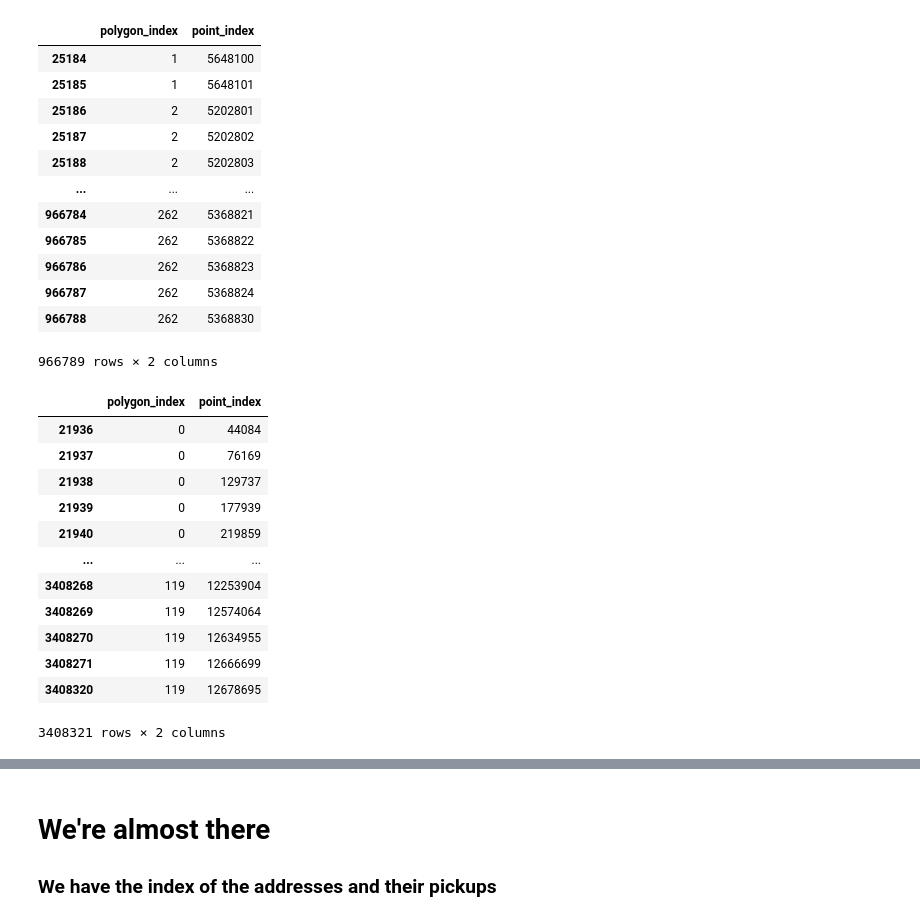
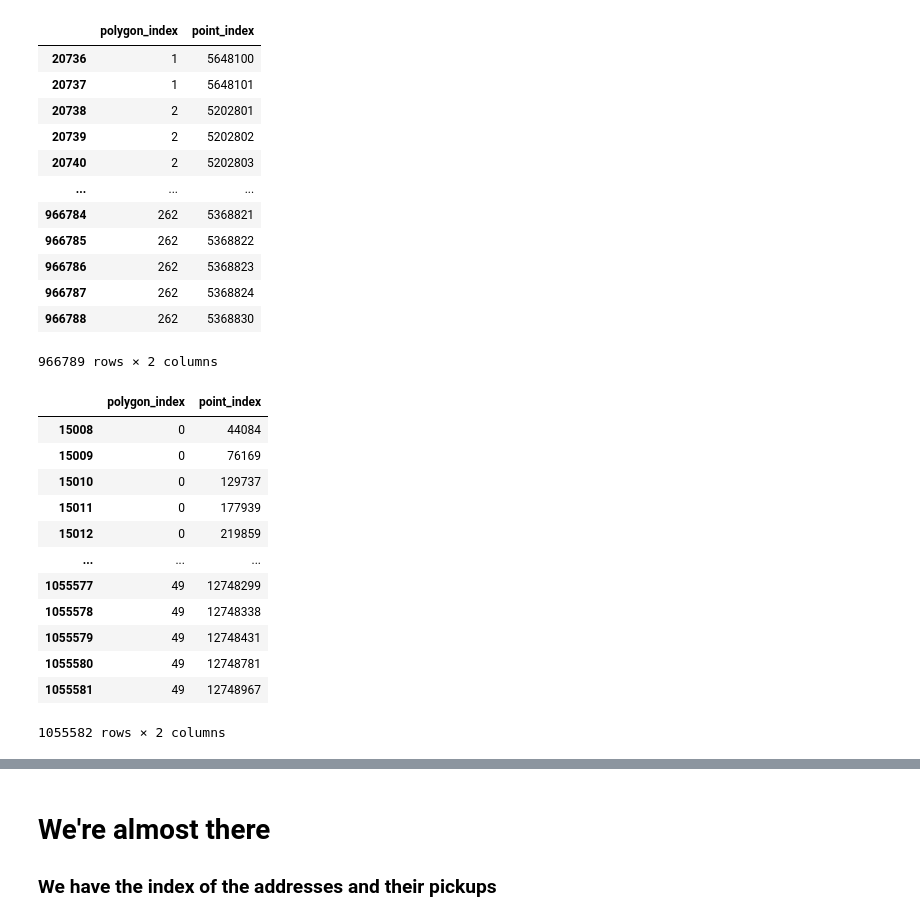
Before and after one commit to thomcom/gtc-2023, a Jupyter notebook: GTC 2023.ipynb, the cells around one changed output, grey strips where cells are left out. Saved outputs shown, nothing was run; the diff lists cells and outputs as text; code cells hidden in the pictures.

```diff
--- a/GTC 2023.ipynb
+++ b/GTC 2023.ipynb
@@ -16,4 +28,4 @@ import cuspatial
 import geopandas
 import cupy as cp
 import pandas as pd
-cudf.set_option("spill", False)
+cudf.set_option("spill", True)
@@ -20,15 +42,22 @@ cudf.set_option("spill", False)
 # %%
-# I/O (18GB NAD, 265 borough polygons, 13m taxi pickups and 16m taxi dropoffs.
-# Possible to use cudf spillover here?
-
+# I/O (18GB NAD, 265 borough polygons, 13m taxi pickups and dropoffs.
 NAD = cudf.read_csv('NAD_r11.txt', usecols=[
     'State',
     'Longitude',
     'Latitude',
 ])
 NAD = NAD[NAD['State'] == 'NY']
+NAD_Street = cudf.read_csv('NAD_r11.txt', usecols=[
+    'State',
+    'StN_PreDir',
+    'StreetName',
+    'StN_PosTyp',
+    'Add_Number',
+])
+NAD_Street = NAD_Street[NAD_Street['State'] == 'NY']
 # Read taxi_zones.zip shapefile with GeoPandas, then convert to epsg:4326 for lon/lat
 host_zones = geopandas.read_file('taxi_zones.zip')
 host_lonlat = host_zones.to_crs(epsg=4326)
 zones = cuspatial.from_geopandas(host_lonlat)
+zones.set_index(zones['OBJECTID'], inplace=True)
 taxi2015 = cudf.read_csv('taxi2015.csv')
@@ -55,16 +87,15 @@ addresses = make_geoseries_from_lon_lat(
     NAD['Latitude']
 )
 # %%
-# addresses_pip = quadtree(zones['geometry'], addresses)
-addresses_pip = zones['geometry'].contains_properly(addresses, allpairs=True)
-addresses_pip
+borough_addresses = zones['geometry'].contains_properly(addresses, allpairs=True)
+display(borough_addresses)
 # %% [output]
 |  | polygon_index | point_index |
-| 25184 | 1 | 5648100 |
-| 25185 | 1 | 5648101 |
-| 25186 | 2 | 5202801 |
-| 25187 | 2 | 5202802 |
-| 25188 | 2 | 5202803 |
+| 20736 | 1 | 5648100 |
+| 20737 | 1 | 5648101 |
+| 20738 | 2 | 5202801 |
+| 20739 | 2 | 5202802 |
+| 20740 | 2 | 5202803 |
 | ... | ... | ... |
 | 966784 | 262 | 5368821 |
 | 966785 | 262 | 5368822 |
@@ -73,22 +104,21 @@ addresses_pip
 | 966788 | 262 | 5368830 |
 966789 rows × 2 columns
 # %%
-# pickups_pip = quadtree(zones['geometry'], pickups)
-pickups_pip = zones['geometry'].iloc[0:120].contains_properly(pickups, allpairs=True)
-pickups_pip
+borough_pickups = zones['geometry'].iloc[0:50].contains_properly(pickups, allpairs=True)
+display(borough_pickups)
 
 # You can do it one of two ways: .contains_properly, or write the pip yourself.
 # %% [output]
 |  | polygon_index | point_index |
-| 21936 | 0 | 44084 |
-| 21937 | 0 | 76169 |
-| 21938 | 0 | 129737 |
-| 21939 | 0 | 177939 |
-| 21940 | 0 | 219859 |
+| 15008 | 0 | 44084 |
+| 15009 | 0 | 76169 |
+| 15010 | 0 | 129737 |
+| 15011 | 0 | 177939 |
+| 15012 | 0 | 219859 |
 | ... | ... | ... |
-| 3408268 | 119 | 12253904 |
-| 3408269 | 119 | 12574064 |
-| 3408270 | 119 | 12634955 |
-| 3408271 | 119 | 12666699 |
-| 3408320 | 119 | 12678695 |
+| 1055577 | 49 | 12748299 |
+| 1055578 | 49 | 12748338 |
+| 1055579 | 49 | 12748431 |
+| 1055580 | 49 | 12748781 |
+| 1055581 | 49 | 12748967 |
-3408321 rows × 2 columns
+1055582 rows × 2 columns
```
Also changed, not shown: parts of 17 cells of this notebook, 2 other files.
